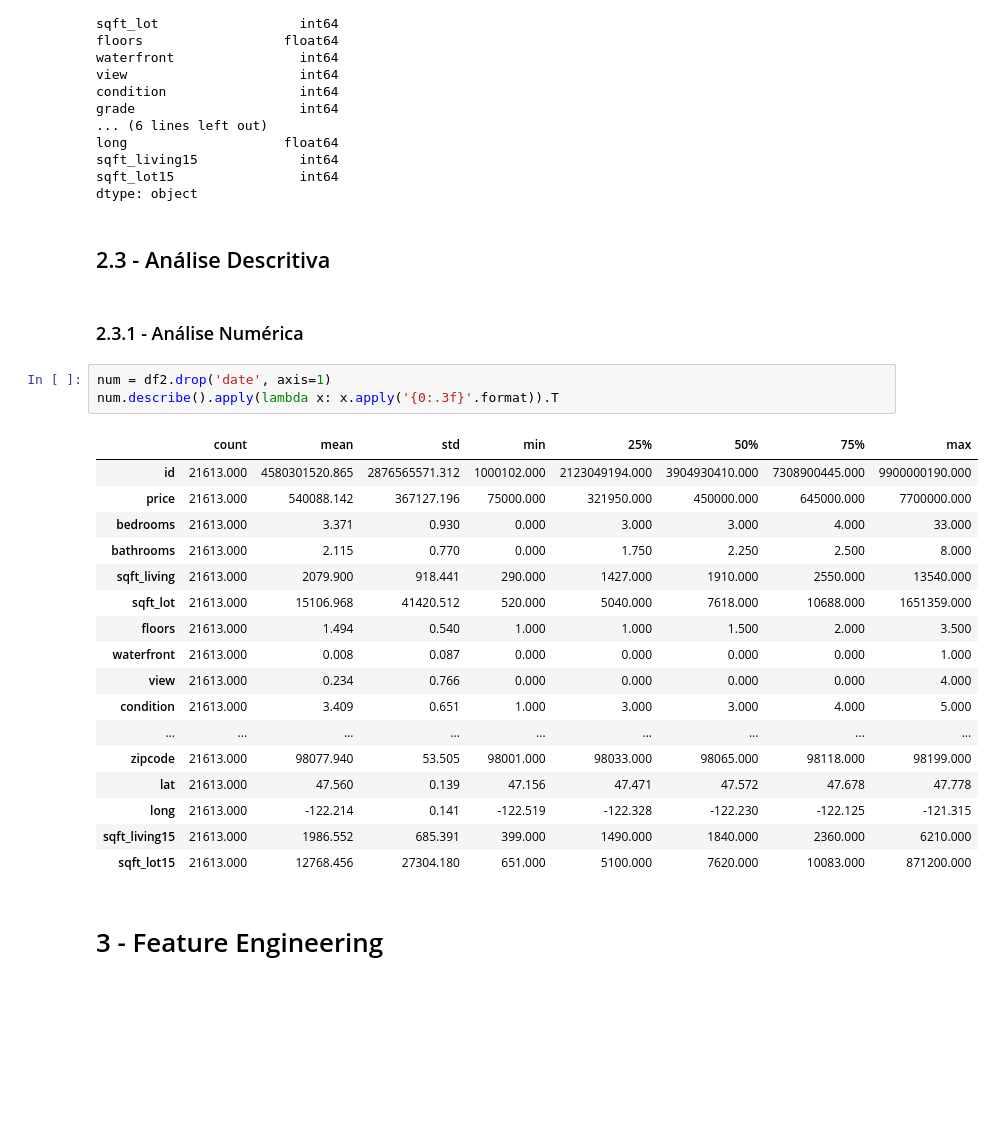
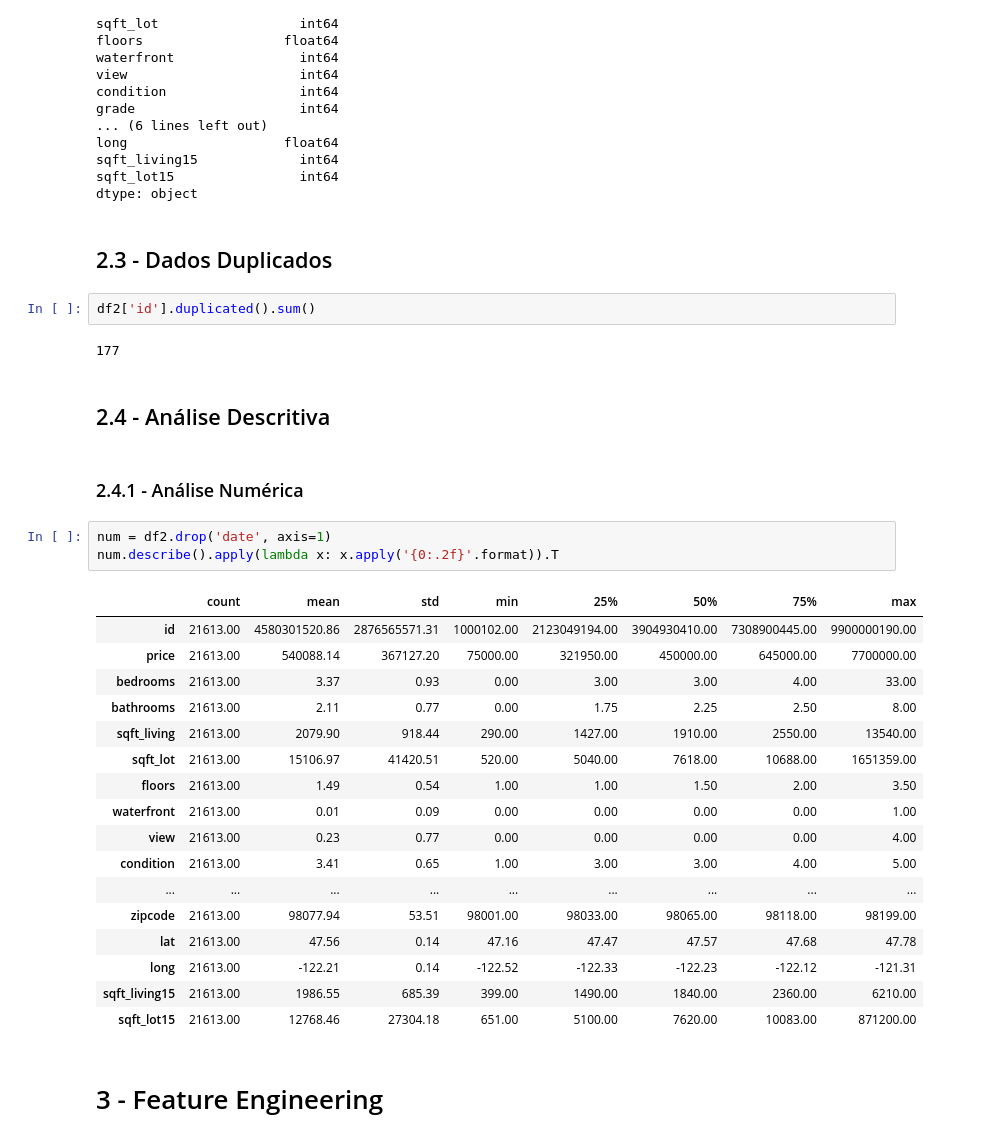
Before and after one commit to jhonatanmarques92/House_Rocket_Insight_Project, a Jupyter notebook: insight_project.ipynb, the cells around one changed output. Saved outputs shown, nothing was run; the diff lists cells and outputs as text; blank space fills up the shorter version.

```diff
--- a/insight_project.ipynb
+++ b/insight_project.ipynb
@@ -94,31 +97,37 @@ long                    float64
 sqft_living15             int64
 sqft_lot15                int64
 dtype: object
+# %% [markdown]
+## 2.3 - Dados Duplicados
+# %%
+df2['id'].duplicated().sum()
+# %% [output]
+177
 # %% [markdown]
-## 2.3 - Análise Descritiva
+## 2.4 - Análise Descritiva
 # %% [markdown]
-### 2.3.1 - Análise Numérica
+### 2.4.1 - Análise Numérica
 # %%
 num = df2.drop('date', axis=1)
-num.describe().apply(lambda x: x.apply('{0:.3f}'.format)).T
+num.describe().apply(lambda x: x.apply('{0:.2f}'.format)).T
 # %% [output]
 |  | count | mean | std | min | 25% | 50% | 75% | max |
-| id | 21613.000 | 4580301520.865 | 2876565571.312 | 1000102.000 | 2123049194.000 | 3904930410.000 | 7308900445.000 | 9900000190.000 |
-| price | 21613.000 | 540088.142 | 367127.196 | 75000.000 | 321950.000 | 450000.000 | 645000.000 | 7700000.000 |
-| bedrooms | 21613.000 | 3.371 | 0.930 | 0.000 | 3.000 | 3.000 | 4.000 | 33.000 |
-| bathrooms | 21613.000 | 2.115 | 0.770 | 0.000 | 1.750 | 2.250 | 2.500 | 8.000 |
-| sqft_living | 21613.000 | 2079.900 | 918.441 | 290.000 | 1427.000 | 1910.000 | 2550.000 | 13540.000 |
-| sqft_lot | 21613.000 | 15106.968 | 41420.512 | 520.000 | 5040.000 | 7618.000 | 10688.000 | 1651359.000 |
-| floors | 21613.000 | 1.494 | 0.540 | 1.000 | 1.000 | 1.500 | 2.000 | 3.500 |
-| waterfront | 21613.000 | 0.008 | 0.087 | 0.000 | 0.000 | 0.000 | 0.000 | 1.000 |
-| view | 21613.000 | 0.234 | 0.766 | 0.000 | 0.000 | 0.000 | 0.000 | 4.000 |
-| condition | 21613.000 | 3.409 | 0.651 | 1.000 | 3.000 | 3.000 | 4.000 | 5.000 |
+| id | 21613.00 | 4580301520.86 | 2876565571.31 | 1000102.00 | 2123049194.00 | 3904930410.00 | 7308900445.00 | 9900000190.00 |
+| price | 21613.00 | 540088.14 | 367127.20 | 75000.00 | 321950.00 | 450000.00 | 645000.00 | 7700000.00 |
+| bedrooms | 21613.00 | 3.37 | 0.93 | 0.00 | 3.00 | 3.00 | 4.00 | 33.00 |
+| bathrooms | 21613.00 | 2.11 | 0.77 | 0.00 | 1.75 | 2.25 | 2.50 | 8.00 |
+| sqft_living | 21613.00 | 2079.90 | 918.44 | 290.00 | 1427.00 | 1910.00 | 2550.00 | 13540.00 |
+| sqft_lot | 21613.00 | 15106.97 | 41420.51 | 520.00 | 5040.00 | 7618.00 | 10688.00 | 1651359.00 |
+| floors | 21613.00 | 1.49 | 0.54 | 1.00 | 1.00 | 1.50 | 2.00 | 3.50 |
+| waterfront | 21613.00 | 0.01 | 0.09 | 0.00 | 0.00 | 0.00 | 0.00 | 1.00 |
+| view | 21613.00 | 0.23 | 0.77 | 0.00 | 0.00 | 0.00 | 0.00 | 4.00 |
+| condition | 21613.00 | 3.41 | 0.65 | 1.00 | 3.00 | 3.00 | 4.00 | 5.00 |
 | ... | ... | ... | ... | ... | ... | ... | ... | ... |
-| zipcode | 21613.000 | 98077.940 | 53.505 | 98001.000 | 98033.000 | 98065.000 | 98118.000 | 98199.000 |
-| lat | 21613.000 | 47.560 | 0.139 | 47.156 | 47.471 | 47.572 | 47.678 | 47.778 |
-| long | 21613.000 | -122.214 | 0.141 | -122.519 | -122.328 | -122.230 | -122.125 | -121.315 |
-| sqft_living15 | 21613.000 | 1986.552 | 685.391 | 399.000 | 1490.000 | 1840.000 | 2360.000 | 6210.000 |
-| sqft_lot15 | 21613.000 | 12768.456 | 27304.180 | 651.000 | 5100.000 | 7620.000 | 10083.000 | 871200.000 |
+| zipcode | 21613.00 | 98077.94 | 53.51 | 98001.00 | 98033.00 | 98065.00 | 98118.00 | 98199.00 |
+| lat | 21613.00 | 47.56 | 0.14 | 47.16 | 47.47 | 47.57 | 47.68 | 47.78 |
+| long | 21613.00 | -122.21 | 0.14 | -122.52 | -122.33 | -122.23 | -122.12 | -121.31 |
+| sqft_living15 | 21613.00 | 1986.55 | 685.39 | 399.00 | 1490.00 | 1840.00 | 2360.00 | 6210.00 |
+| sqft_lot15 | 21613.00 | 12768.46 | 27304.18 | 651.00 | 5100.00 | 7620.00 | 10083.00 | 871200.00 |
 # %% [markdown]
 # 3 - Feature Engineering
 # %%
```
Also changed, not shown: parts of 32 cells of this notebook.
